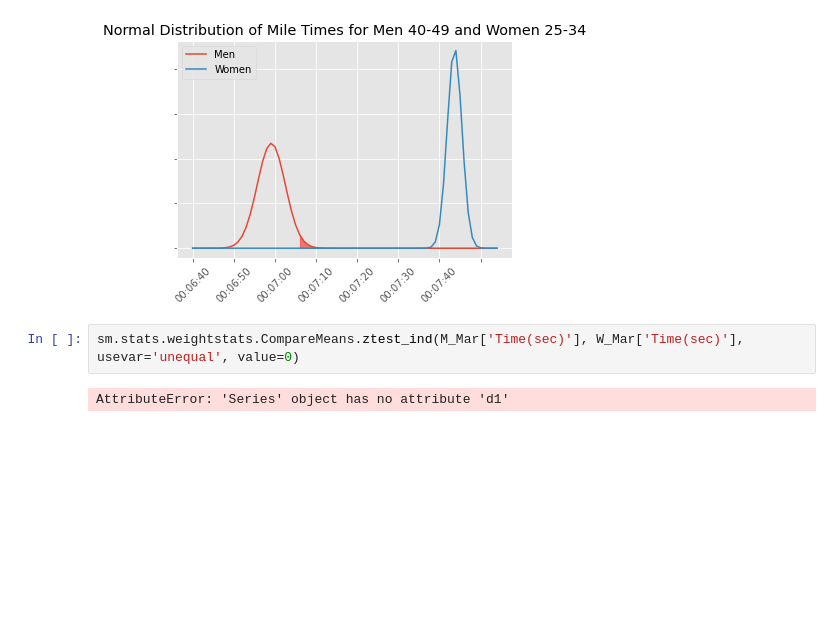
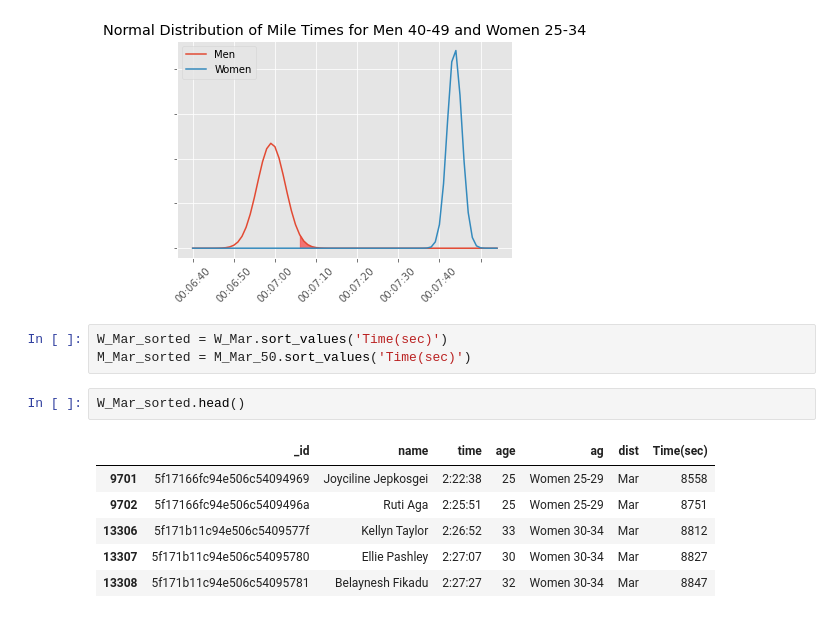
Before and after one commit to annewbarry/running_rivalries, a Jupyter notebook: Real_data_stats-Copy1.ipynb, the cells around one changed output. Drawn from its saved outputs; the diff is of its cells as text; blank space fills up the shorter version.

```diff
--- a/Real_data_stats-Copy1.ipynb
+++ b/Real_data_stats-Copy1.ipynb
@@ -382,7 +285,15 @@ ax.set_title("Normal Distribution of Mile Times for Men 40-49 and Women 25-34")
 # %% [output]
 Text(0.5, 1.0, 'Normal Distribution of Mile Times for Men 40-49 and Women 25-34')
 [figure]
-# %%
-sm.stats.weightstats.CompareMeans.ztest_ind(M_Mar['Time(sec)'], W_Mar['Time(sec)'], usevar='unequal', value=0)
-# %% [output]
-AttributeError: 'Series' object has no attribute 'd1'
+# %%
+W_Mar_sorted = W_Mar.sort_values('Time(sec)')
+M_Mar_sorted = M_Mar_50.sort_values('Time(sec)')
+# %%
+W_Mar_sorted.head()
+# %% [output]
+|  | _id | name | time | age | ag | dist | Time(sec) |
+| 9701 | 5f17166fc94e506c54094969 | Joyciline Jepkosgei | 2:22:38 | 25 | Women 25-29 | Mar | 8558 |
+| 9702 | 5f17166fc94e506c5409496a | Ruti Aga | 2:25:51 | 25 | Women 25-29 | Mar | 8751 |
+| 13306 | 5f171b11c94e506c5409577f | Kellyn Taylor | 2:26:52 | 33 | Women 30-34 | Mar | 8812 |
+| 13307 | 5f171b11c94e506c54095780 | Ellie Pashley | 2:27:07 | 30 | Women 30-34 | Mar | 8827 |
+| 13308 | 5f171b11c94e506c54095781 | Belaynesh Fikadu | 2:27:27 | 32 | Women 30-34 | Mar | 8847 |
```
Also changed, not shown: parts of 18 cells of this notebook, 1 other file.
